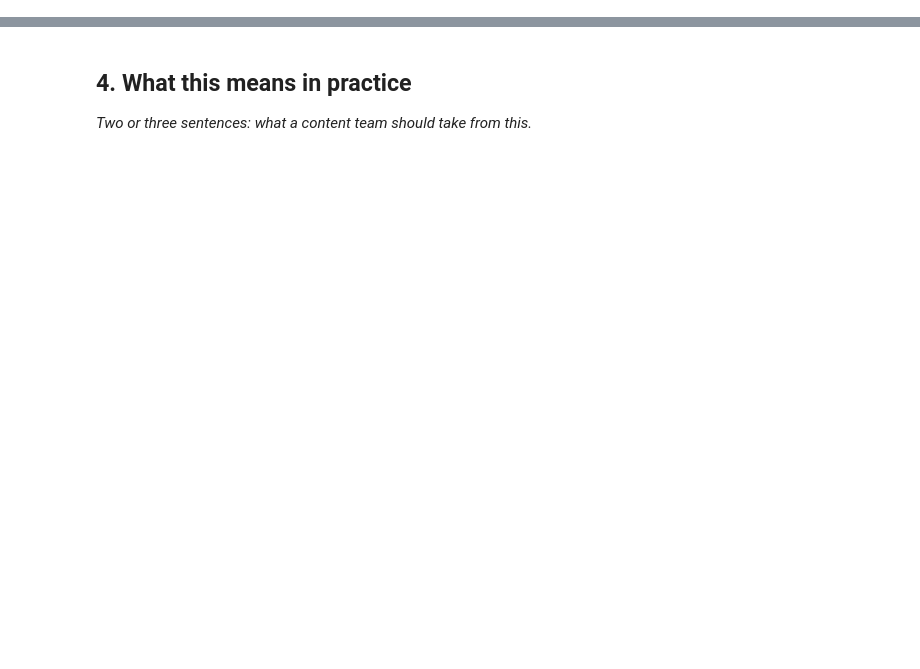
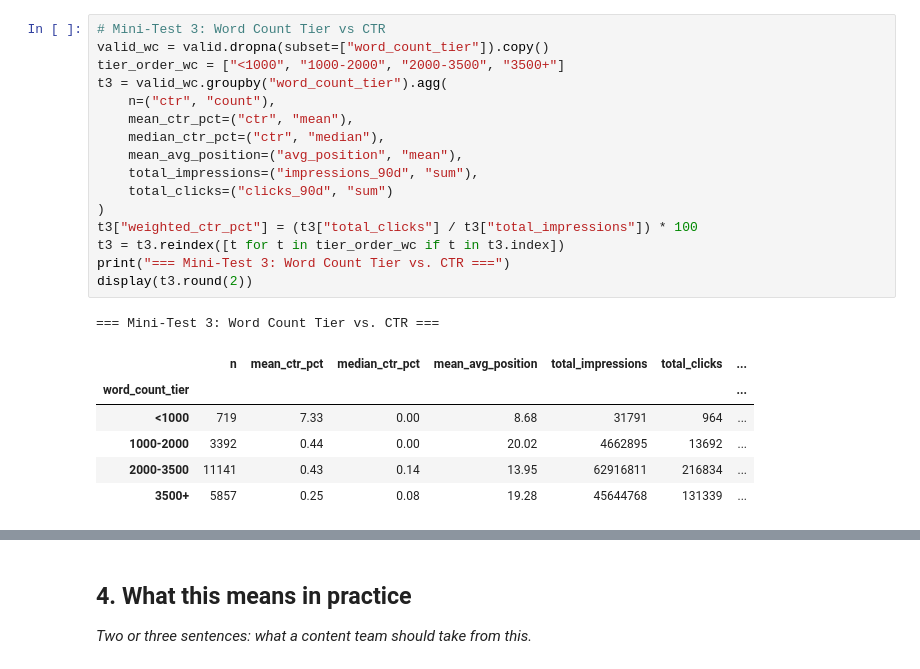
Before and after one commit to moath177/flyrank, a Jupyter notebook: work/notebooks/w04_signal_audit.ipynb, the cells around one changed output, grey strips where cells are left out. Drawn from its saved outputs; the diff is of its cells as text; blank space fills up the shorter version.

```diff
--- a/work/notebooks/w04_signal_audit.ipynb
+++ b/work/notebooks/w04_signal_audit.ipynb
@@ -20,0 +208,24 @@ This skeleton is yours to fill. Work the sections **in order** — each one has
+# %%
+# Mini-Test 3: Word Count Tier vs CTR
+valid_wc = valid.dropna(subset=["word_count_tier"]).copy()
+tier_order_wc = ["<1000", "1000-2000", "2000-3500", "3500+"]
+t3 = valid_wc.groupby("word_count_tier").agg(
+    n=("ctr", "count"),
+    mean_ctr_pct=("ctr", "mean"),
+    median_ctr_pct=("ctr", "median"),
+    mean_avg_position=("avg_position", "mean"),
+    total_impressions=("impressions_90d", "sum"),
+    total_clicks=("clicks_90d", "sum")
+)
+t3["weighted_ctr_pct"] = (t3["total_clicks"] / t3["total_impressions"]) * 100
+t3 = t3.reindex([t for t in tier_order_wc if t in t3.index])
+print("=== Mini-Test 3: Word Count Tier vs. CTR ===")
+display(t3.round(2))
+# %% [output]
+=== Mini-Test 3: Word Count Tier vs. CTR ===
+|  | n | mean_ctr_pct | median_ctr_pct | mean_avg_position | total_impressions | total_clicks | ... |
+| word_count_tier |  |  |  |  |  |  | ... |
+| <1000 | 719 | 7.33 | 0.00 | 8.68 | 31791 | 964 | ... |
+| 1000-2000 | 3392 | 0.44 | 0.00 | 20.02 | 4662895 | 13692 | ... |
+| 2000-3500 | 11141 | 0.43 | 0.14 | 13.95 | 62916811 | 216834 | ... |
+| 3500+ | 5857 | 0.25 | 0.08 | 19.28 | 45644768 | 131339 | ... |
```
Also changed, not shown: parts of 18 cells of this notebook, 1 other file.
